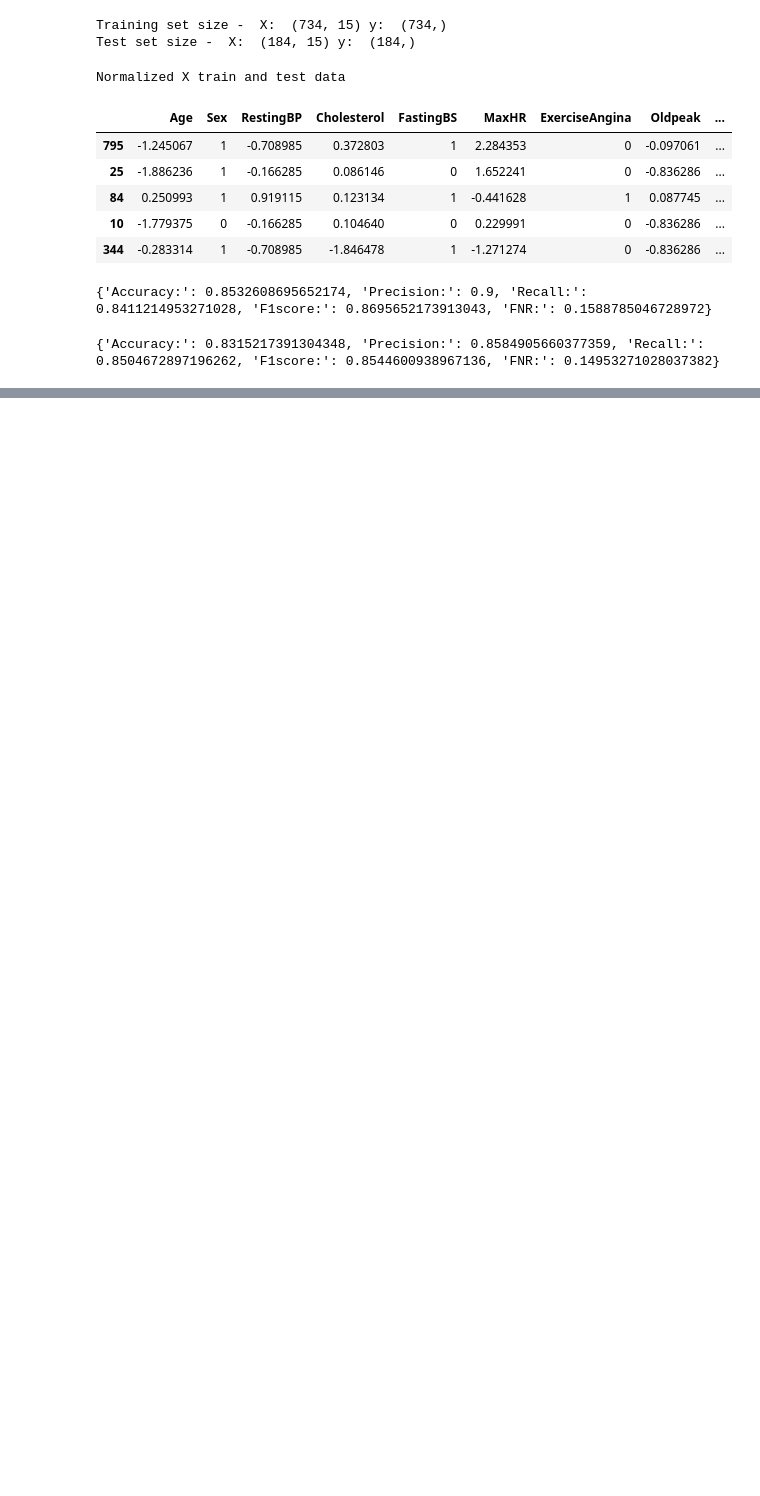
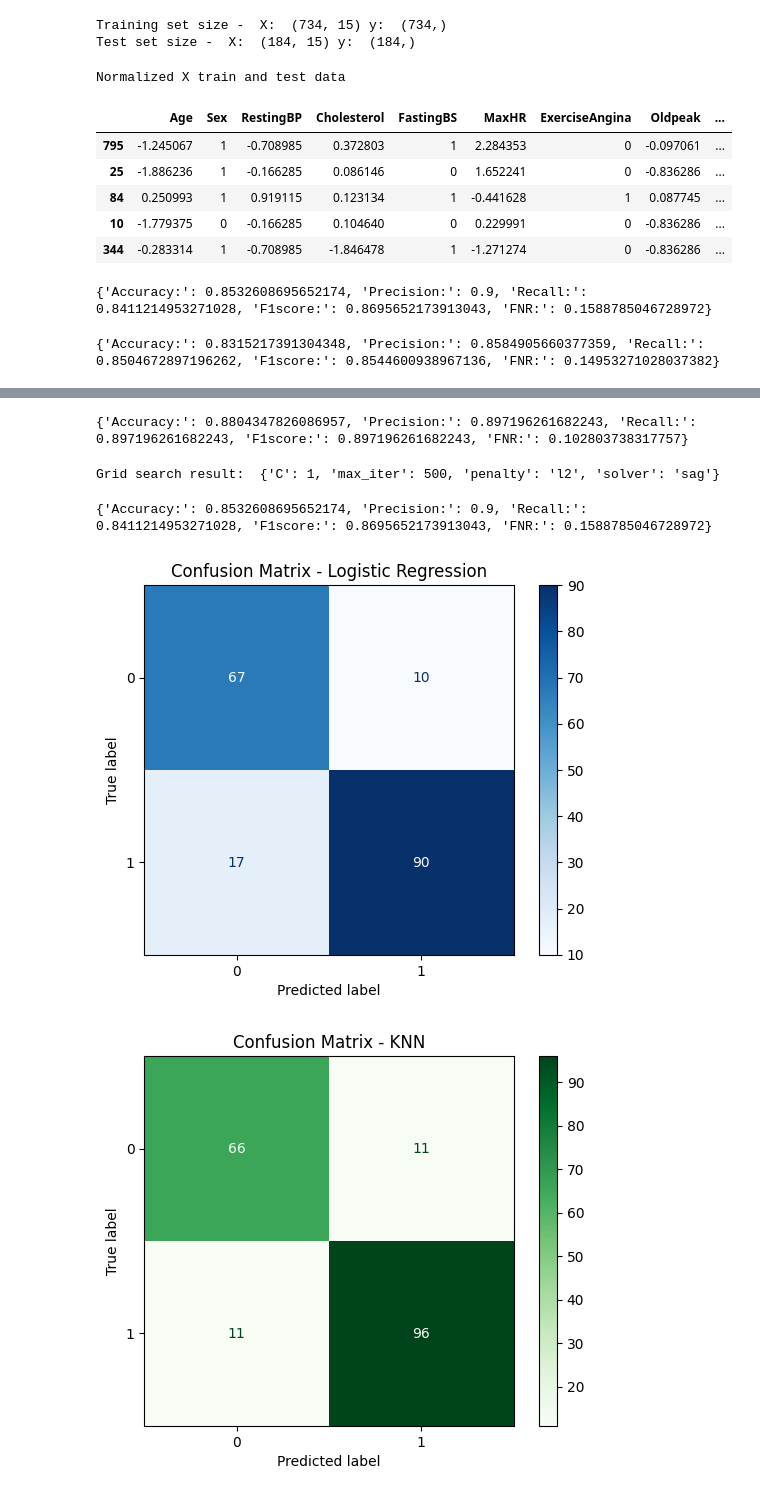
Before and after one commit to jessicasinha/heart-disease-predictor, a Jupyter notebook: HeartDiseasePredictor.ipynb, the cells around one changed output, grey strips where cells are left out. Cells and saved outputs as stored; diff of their text form; code cells hidden in the pictures; blank space fills up the shorter version.

```diff
--- a/HeartDiseasePredictor.ipynb
+++ b/HeartDiseasePredictor.ipynb
@@ -220,0 +236,65 @@ print(classification_performance_report(y_test.to_numpy(), y_predicted))
+# %%
+# TEST TUNED/OPTIMIZED KNN
+
+knn_model = KNeighborsClassifier(n_neighbors=16, weights="distance", p=1) # create knn model
+knn_model.fit(X_train, y_train) # fit the model to our training data (train the model)
+y_predicted_knn = knn_model.predict(X_test) # test the model
+
+print(classification_performance_report(y_test.to_numpy(), y_predicted_knn)) # evaluate performance
+# %% [output]
+{'Accuracy:': 0.8804347826086957, 'Precision:': 0.897196261682243, 'Recall:': 0.897196261682243, 'F1score:': 0.897196261682243, 'FNR:': 0.102803738317757}
+# %%
+# TUNE LOGISTIC REGRESSION PARAMETERS
+from sklearn.model_selection import GridSearchCV
+
+param_grid = [
+    {'C': [0.001, 0.01, 0.1, 1, 10, 100], 'penalty': ['l1'], 'solver': ['liblinear'], 'max_iter': [500, 1000, 3000, 5000]},  # l1 only works with liblinear
+    {'C': [0.001, 0.01, 0.1, 1, 10, 100], 'penalty': ['l2'], 'solver': ['lbfgs', 'sag', 'liblinear'], 'max_iter': [500, 1000, 3000, 5000]},  # l2 works with lbfgs, sag
+]
+
+
+# create grid search object using 10-fold validation and using 'accuracy' as the metric for finding the optimal params
+grid_search = GridSearchCV(LogisticRegression(random_state=42), param_grid, cv=10, scoring=["accuracy", "recall"], refit="accuracy")
+
+# fit grid search to our specific X and y training data
+grid_search.fit(X_train, y_train)
+
+# print what the best params are
+print("Grid search result: ", grid_search.best_params_)
+# %% [output]
+Grid search result:  {'C': 1, 'max_iter': 500, 'penalty': 'l2', 'solver': 'sag'}
+# %%
+# TRAIN LOGISTIC REGRESSION MODEL
+from sklearn.linear_model import LogisticRegression
+
+lr_model = LogisticRegression(random_state=42, C=1, max_iter=500, penalty="l2", solver="sag") # create/define the model
+
+lr_model.fit(X_train, y_train) # train the model
+y_predicted_lr = lr_model.predict(X_test) # test the model
+
+print(classification_performance_report(y_test.to_numpy(), y_predicted_lr))
+# %% [output]
+{'Accuracy:': 0.8532608695652174, 'Precision:': 0.9, 'Recall:': 0.8411214953271028, 'F1score:': 0.8695652173913043, 'FNR:': 0.1588785046728972}
+# %%
+# VISUALIZE PERFORMANCE
+from sklearn.metrics import confusion_matrix, ConfusionMatrixDisplay
+
+'''
+create confusion matrices based on produced confusion matrix data using confusion_matrix function
+for knn and lr predictions against actual y_test values
+'''
+cm_lr = ConfusionMatrixDisplay(confusion_matrix(y_test, y_predicted_lr))
+cm_knn = ConfusionMatrixDisplay(confusion_matrix(y_test, y_predicted_knn))
+
+# display lr cm with matplotlib
+cm_lr.plot(cmap="Blues", values_format="d")
+plt.title("Confusion Matrix - Logistic Regression")
+plt.show()
+
+# display knn cm with matplotlib
+cm_knn.plot(cmap="Greens", values_format="d")
+plt.title("Confusion Matrix - KNN")
+plt.show()
+# %% [output]
+[figure, added]
+[figure, added]
```
Also changed, not shown: parts of 10 cells of this notebook, 1 other file.
